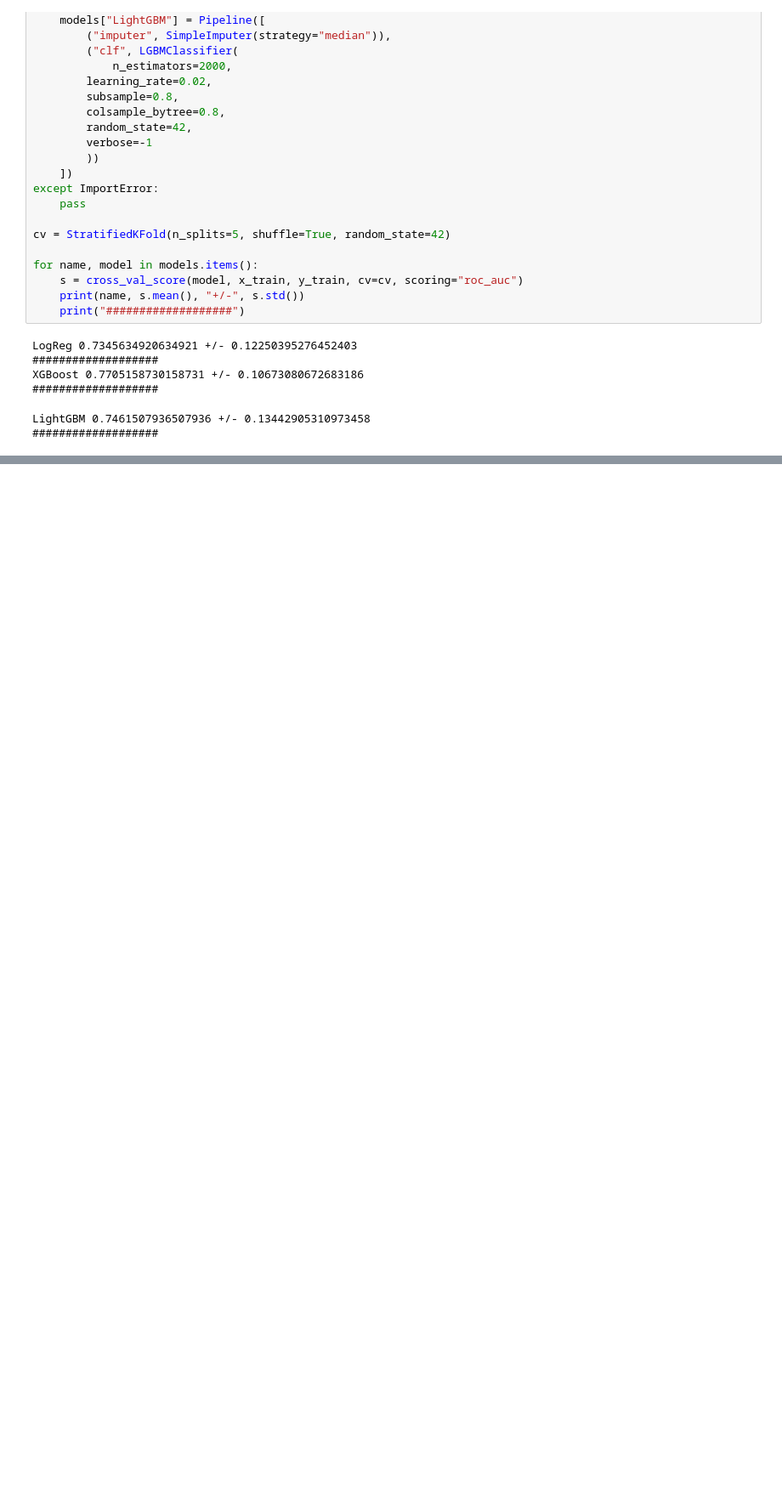
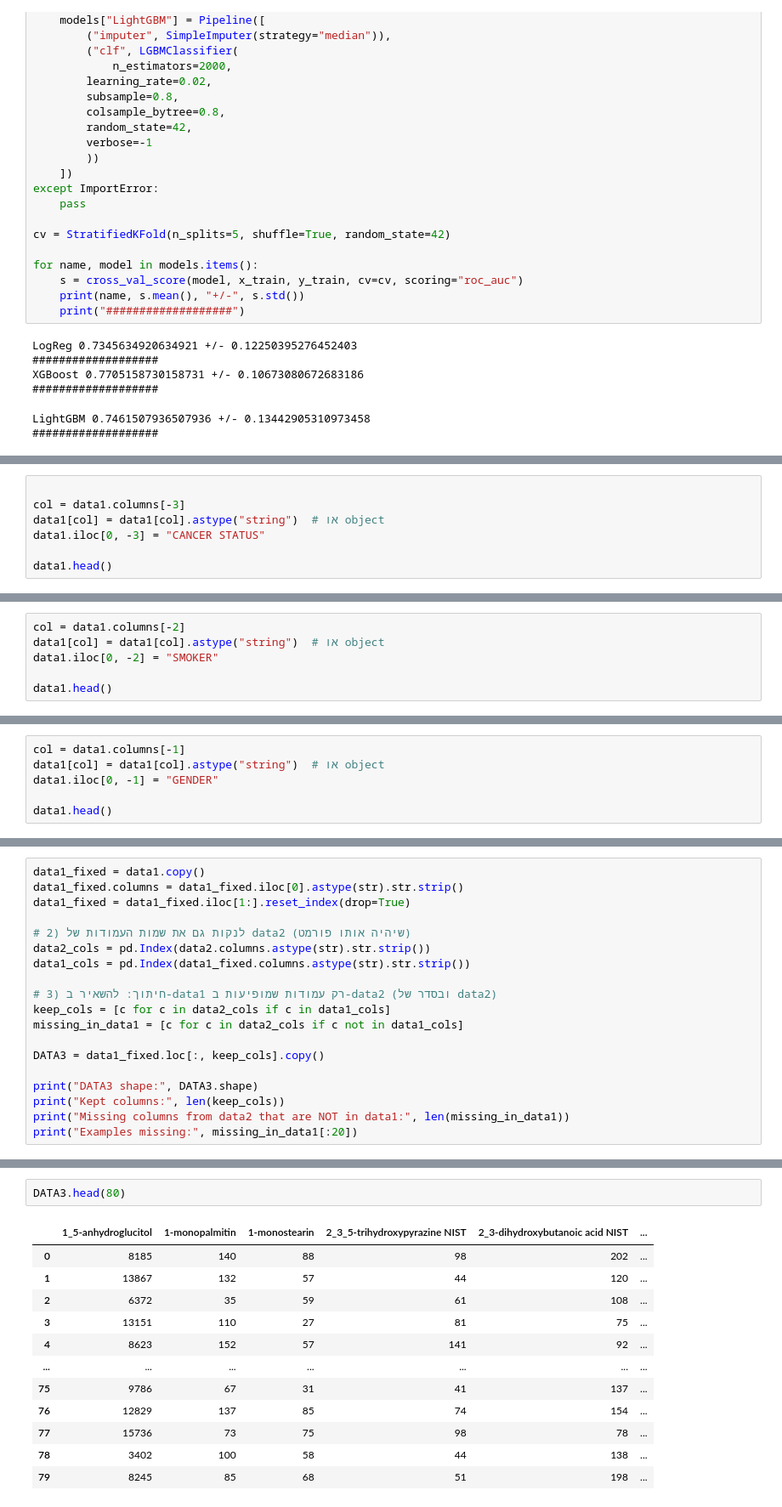
Before and after one commit to Tairsal/Lung-Cnacer-BLOOD-BIOMARKS-ML-, a Jupyter notebook: LUNG_CANCER_BLOOD_BIOMARKS.ipynb, the cells around one changed output, grey strips where cells are left out. Shown at 85% size. Saved outputs shown, nothing was run; the diff lists cells and outputs as text; blank space fills up the shorter version.

```diff
--- a/LUNG_CANCER_BLOOD_BIOMARKS.ipynb
+++ b/LUNG_CANCER_BLOOD_BIOMARKS.ipynb
@@ -656,0 +1611,7 @@ LightGBM 0.7461507936507936 +/- 0.13442905310973458
+# %%
+
+col = data1.columns[-3]
+data1[col] = data1[col].astype("string")  # או object
+data1.iloc[0, -3] = "CANCER STATUS"
+
+data1.head()
@@ -656,0 +1626,6 @@ LightGBM 0.7461507936507936 +/- 0.13442905310973458
+# %%
+col = data1.columns[-2]
+data1[col] = data1[col].astype("string")  # או object
+data1.iloc[0, -2] = "SMOKER"
+
+data1.head()
@@ -656,0 +1640,6 @@ LightGBM 0.7461507936507936 +/- 0.13442905310973458
+# %%
+col = data1.columns[-1]
+data1[col] = data1[col].astype("string")  # או object
+data1.iloc[0, -1] = "GENDER"
+
+data1.head()
@@ -656,0 +1671,19 @@ LightGBM 0.7461507936507936 +/- 0.13442905310973458
+# %%
+data1_fixed = data1.copy()
+data1_fixed.columns = data1_fixed.iloc[0].astype(str).str.strip()
+data1_fixed = data1_fixed.iloc[1:].reset_index(drop=True)
+
+# 2) לנקות גם את שמות העמודות של data2 (שיהיה אותו פורמט)
+data2_cols = pd.Index(data2.columns.astype(str).str.strip())
+data1_cols = pd.Index(data1_fixed.columns.astype(str).str.strip())
+
+# 3) חיתוך: להשאיר ב-data1 רק עמודות שמופיעות ב-data2 (ובסדר של data2)
+keep_cols = [c for c in data2_cols if c in data1_cols]
+missing_in_data1 = [c for c in data2_cols if c not in data1_cols]
+
+DATA3 = data1_fixed.loc[:, keep_cols].copy()
+
+print("DATA3 shape:", DATA3.shape)
+print("Kept columns:", len(keep_cols))
+print("Missing columns from data2 that are NOT in data1:", len(missing_in_data1))
+print("Examples missing:", missing_in_data1[:20])
@@ -656,0 +1695,15 @@ LightGBM 0.7461507936507936 +/- 0.13442905310973458
+# %%
+DATA3.head(80)
+# %% [output]
+|  | 1_5-anhydroglucitol | 1-monopalmitin | 1-monostearin | 2_3_5-trihydroxypyrazine NIST | 2_3-dihydroxybutanoic acid NIST | ... |
+| 0 | 8185 | 140 | 88 | 98 | 202 | ... |
+| 1 | 13867 | 132 | 57 | 44 | 120 | ... |
+| 2 | 6372 | 35 | 59 | 61 | 108 | ... |
+| 3 | 13151 | 110 | 27 | 81 | 75 | ... |
+| 4 | 8623 | 152 | 57 | 141 | 92 | ... |
+| ... | ... | ... | ... | ... | ... | ... |
+| 75 | 9786 | 67 | 31 | 41 | 137 | ... |
+| 76 | 12829 | 137 | 85 | 74 | 154 | ... |
+| 77 | 15736 | 73 | 75 | 98 | 78 | ... |
+| 78 | 3402 | 100 | 58 | 44 | 138 | ... |
+| 79 | 8245 | 85 | 68 | 51 | 198 | ... |
```
Also changed, not shown: parts of 56 cells of this notebook.
